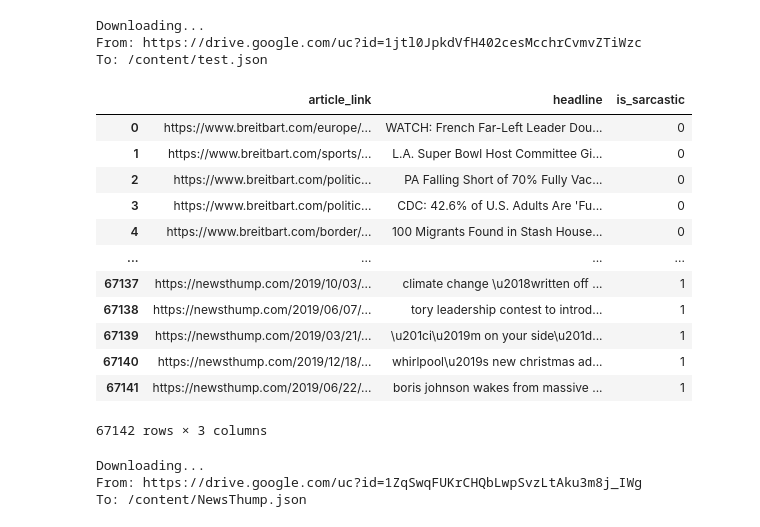
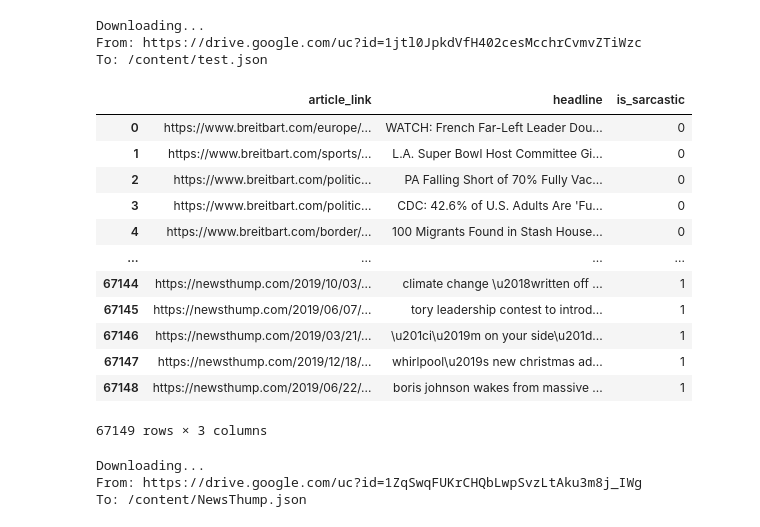
Before and after one commit to phandaiduonghcb/RealTimeObjectDetection, a Jupyter notebook: BTQT/Headlines/Predict_Article_headlines.ipynb, the cells around one changed output. Cells and saved outputs as stored; diff of their text form; code cells hidden in the pictures.

```diff
--- a/BTQT/Headlines/Predict_Article_headlines.ipynb
+++ b/BTQT/Headlines/Predict_Article_headlines.ipynb
@@ -83,22 +129,22 @@ for x in f:
 # %%
 # Đọc file CSV
-data_test = pd.read_csv("test.txt", delimiter='"', names=['article_link','headline',  'is_sarcastic'])
+data_test = pd.read_csv("test.txt", delimiter='@_@', names=['article_link','headline',  'is_sarcastic'])
 #kiểm tra thông tin của file
 data_test
 # %% [output]
 |  | article_link | headline | is_sarcastic |
 | 0 | https://www.breitbart.com/europe/... | WATCH: French Far-Left Leader Dou... | 0 |
 | 1 | https://www.breitbart.com/sports/... | L.A. Super Bowl Host Committee Gi... | 0 |
 | 2 | https://www.breitbart.com/politic... | PA Falling Short of 70% Fully Vac... | 0 |
 | 3 | https://www.breitbart.com/politic... | CDC: 42.6% of U.S. Adults Are 'Fu... | 0 |
 | 4 | https://www.breitbart.com/border/... | 100 Migrants Found in Stash House... | 0 |
 | ... | ... | ... | ... |
-| 67137 | https://newsthump.com/2019/10/03/... | climate change \u2018written off ... | 1 |
-| 67138 | https://newsthump.com/2019/06/07/... | tory leadership contest to introd... | 1 |
-| 67139 | https://newsthump.com/2019/03/21/... | \u201ci\u2019m on your side\u201d... | 1 |
-| 67140 | https://newsthump.com/2019/12/18/... | whirlpool\u2019s new christmas ad... | 1 |
-| 67141 | https://newsthump.com/2019/06/22/... | boris johnson wakes from massive ... | 1 |
+| 67144 | https://newsthump.com/2019/10/03/... | climate change \u2018written off ... | 1 |
+| 67145 | https://newsthump.com/2019/06/07/... | tory leadership contest to introd... | 1 |
+| 67146 | https://newsthump.com/2019/03/21/... | \u201ci\u2019m on your side\u201d... | 1 |
+| 67147 | https://newsthump.com/2019/12/18/... | whirlpool\u2019s new christmas ad... | 1 |
+| 67148 | https://newsthump.com/2019/06/22/... | boris johnson wakes from massive ... | 1 |
-67142 rows × 3 columns
+67149 rows × 3 columns
 # %%
 # link drive của file trang châm biến newsthump: https://drive.google.com/file/d/1ZqSwqFUKrCHQbLwpSvzLtAku3m8j_IWg/view?usp=sharing
 # %%
```
Also changed, not shown: parts of 37 cells of this notebook.
